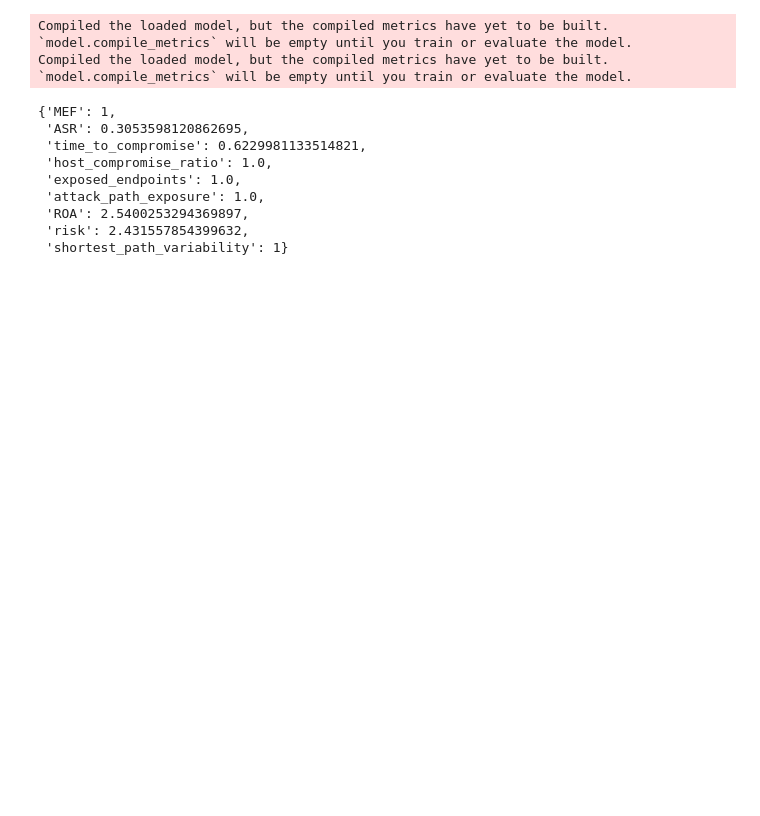
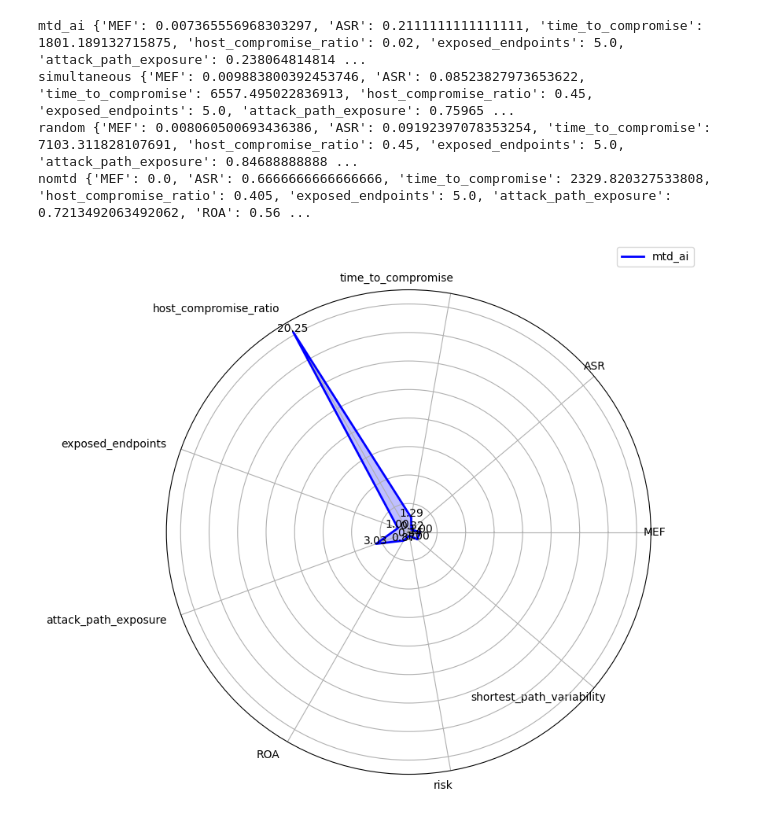
Before and after one commit to MoeBuTa/MTDSim, a Jupyter notebook: experiments/radar_charts.ipynb, the cells around one changed output. Cells and saved outputs as stored; diff of their text form; code cells hidden in the pictures; blank space fills up the shorter version.

Commit message:
updated graph

```diff
--- a/experiments/radar_charts.ipynb
+++ b/experiments/radar_charts.ipynb
@@ -277,24 +213,21 @@ NoMTD
 # %%
 
 labels = ['MEF', 'ASR', 'time_to_compromise', 'host_compromise_ratio', 'exposed_endpoints', 'attack_path_exposure', 'ROA', 'risk', 'shortest_path_variability']
-scheme = 'mtd_ai'
-scheme_result = radar.get_scheme_values(scheme)
-scaled_metrics = radar.scale_metrics(scheme_result,radar.normalization_values)
-# Assuming no standard deviation values for this example
-radar.plot_single_radar(scheme=scheme,metrics_values=scaled_metrics)
-# radar.plot_comparison_radar(radar.normalization_values)
+results = {}
+actual_results = {}
+for scheme in radar.schemes:
+    scheme_result = radar.get_scheme_values(scheme)
+    scaled_metrics = radar.scale_metrics(scheme_result,radar.normalization_values)
+    results[scheme] = scaled_metrics
+    actual_results[scheme] = scheme_result
-# %% [output]
-Compiled the loaded model, but the compiled metrics have yet to be built. `model.compile_metrics` will be empty until you train or evaluate the model.
-Compiled the loaded model, but the compiled metrics have yet to be built. `model.compile_metrics` will be empty until you train or evaluate the model.
-# %%
-scaled_metrics
-# %% [output]
-{'MEF': 1,
- 'ASR': 0.3053598120862695,
- 'time_to_compromise': 0.6229981133514821,
- 'host_compromise_ratio': 1.0,
- 'exposed_endpoints': 1.0,
- 'attack_path_exposure': 1.0,
- 'ROA': 2.5400253294369897,
- 'risk': 2.431557854399632,
- 'shortest_path_variability': 1}
+# %%
+for scheme, data in results.items():
+    radar.plot_single_radar(data, scheme, std_dev_values=None)
+    print(scheme, actual_results[scheme])
+print("nomtd", radar.normalization_values)
+# %% [output]
+mtd_ai {'MEF': 0.007365556968303297, 'ASR': 0.2111111111111111, 'time_to_compromise': 1801.189132715875, 'host_compromise_ratio': 0.02, 'exposed_endpoints': 5.0, 'attack_path_exposure': 0.238064814814 ...
+simultaneous {'MEF': 0.009883800392453746, 'ASR': 0.08523827973653622, 'time_to_compromise': 6557.495022836913, 'host_compromise_ratio': 0.45, 'exposed_endpoints': 5.0, 'attack_path_exposure': 0.75965 ...
+random {'MEF': 0.008060500693436386, 'ASR': 0.09192397078353254, 'time_to_compromise': 7103.311828107691, 'host_compromise_ratio': 0.45, 'exposed_endpoints': 5.0, 'attack_path_exposure': 0.84688888888 ...
+nomtd {'MEF': 0.0, 'ASR': 0.6666666666666666, 'time_to_compromise': 2329.820327533808, 'host_compromise_ratio': 0.405, 'exposed_endpoints': 5.0, 'attack_path_exposure': 0.7213492063492062, 'ROA': 0.56 ...
+[figure, added]
```
Also changed, not shown: parts of 9 cells of this notebook, 17 other files.
